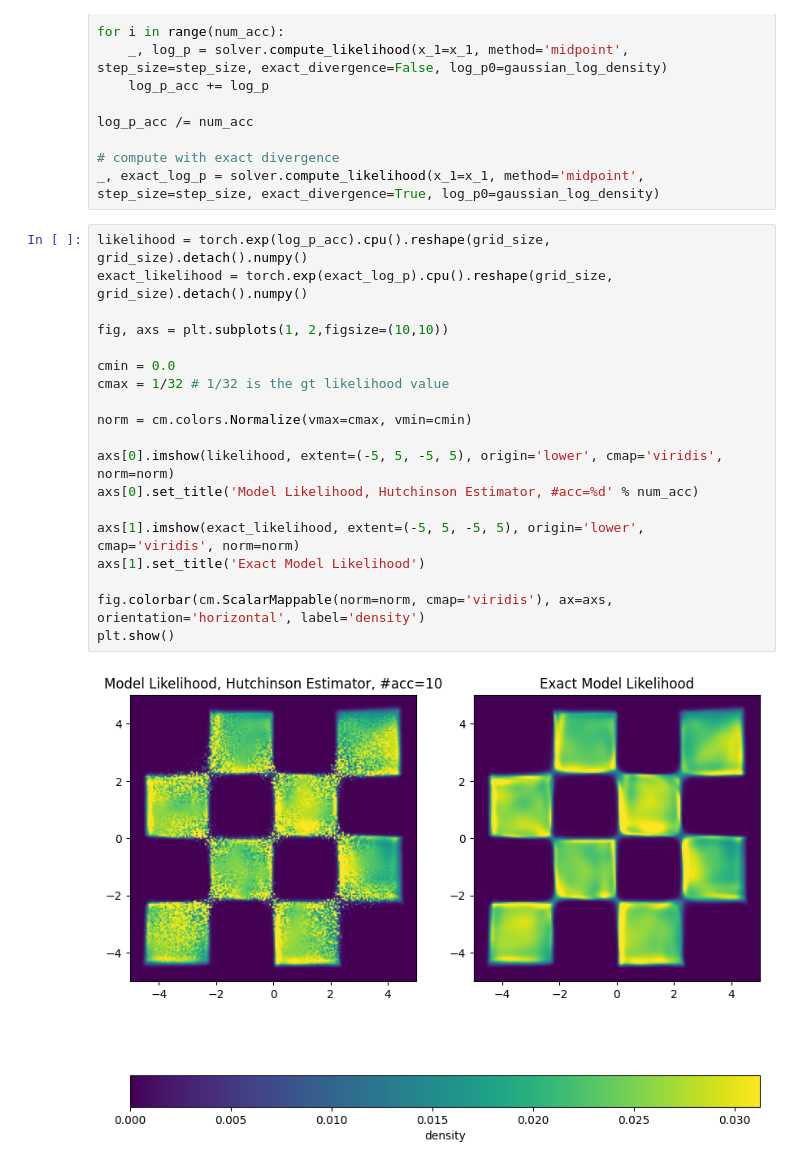
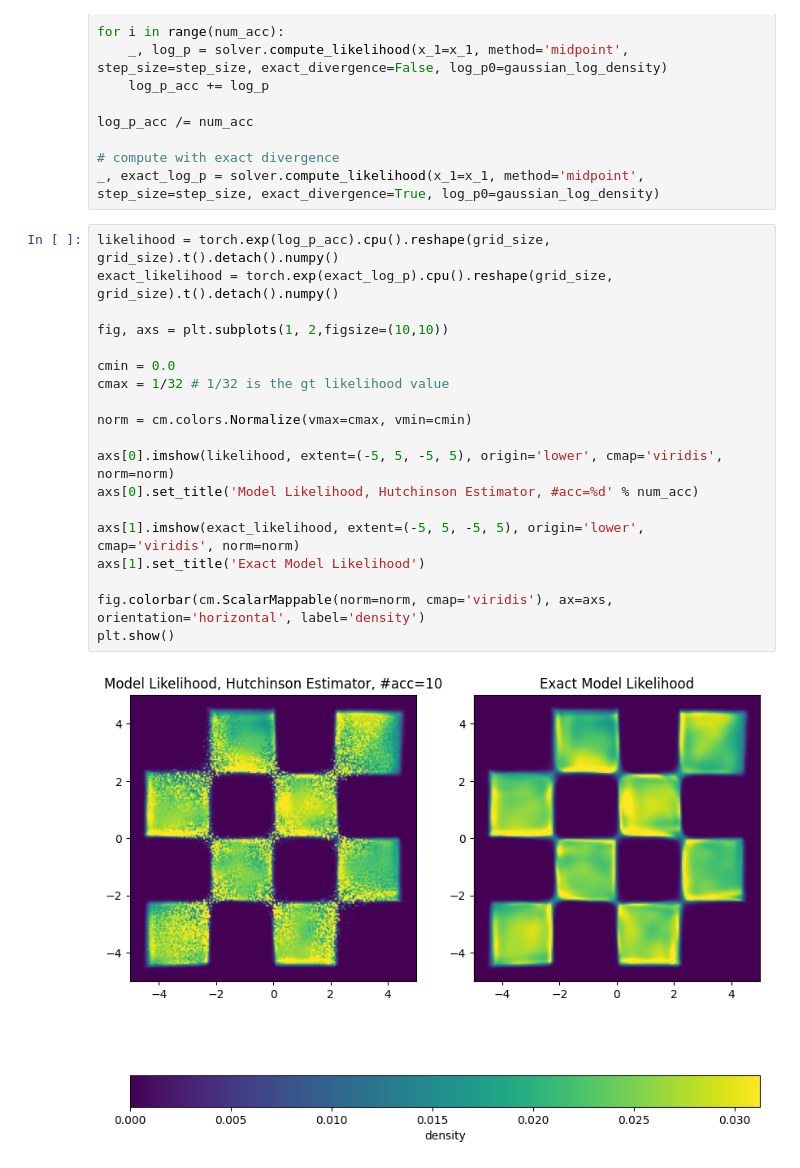
Before and after one commit to jkdxg8837/Diffusion_One, a Jupyter notebook: examples/2d_flow_matching.ipynb, the cells around one changed output. Saved outputs shown, nothing was run; the diff lists cells and outputs as text.

```diff
--- a/examples/2d_flow_matching.ipynb
+++ b/examples/2d_flow_matching.ipynb
@@ -257,23 +265,23 @@ log_p_acc /= num_acc
 # compute with exact divergence
 _, exact_log_p = solver.compute_likelihood(x_1=x_1, method='midpoint', step_size=step_size, exact_divergence=True, log_p0=gaussian_log_density)
 # %%
-likelihood = torch.exp(log_p_acc).cpu().reshape(grid_size, grid_size).detach().numpy()
-exact_likelihood = torch.exp(exact_log_p).cpu().reshape(grid_size, grid_size).detach().numpy()
+likelihood = torch.exp(log_p_acc).cpu().reshape(grid_size, grid_size).t().detach().numpy()
+exact_likelihood = torch.exp(exact_log_p).cpu().reshape(grid_size, grid_size).t().detach().numpy()
 
 fig, axs = plt.subplots(1, 2,figsize=(10,10))
 
 cmin = 0.0
 cmax = 1/32 # 1/32 is the gt likelihood value
 
 norm = cm.colors.Normalize(vmax=cmax, vmin=cmin)
 
 axs[0].imshow(likelihood, extent=(-5, 5, -5, 5), origin='lower', cmap='viridis', norm=norm)
 axs[0].set_title('Model Likelihood, Hutchinson Estimator, #acc=%d' % num_acc)
 
 axs[1].imshow(exact_likelihood, extent=(-5, 5, -5, 5), origin='lower', cmap='viridis', norm=norm)
 axs[1].set_title('Exact Model Likelihood')
 
 fig.colorbar(cm.ScalarMappable(norm=norm, cmap='viridis'), ax=axs, orientation='horizontal', label='density')
 plt.show()
 # %% [output]
-[figure, old version]
+[figure, new version]
```
Also changed, not shown: parts of 2 cells of this notebook, 7 other files.
